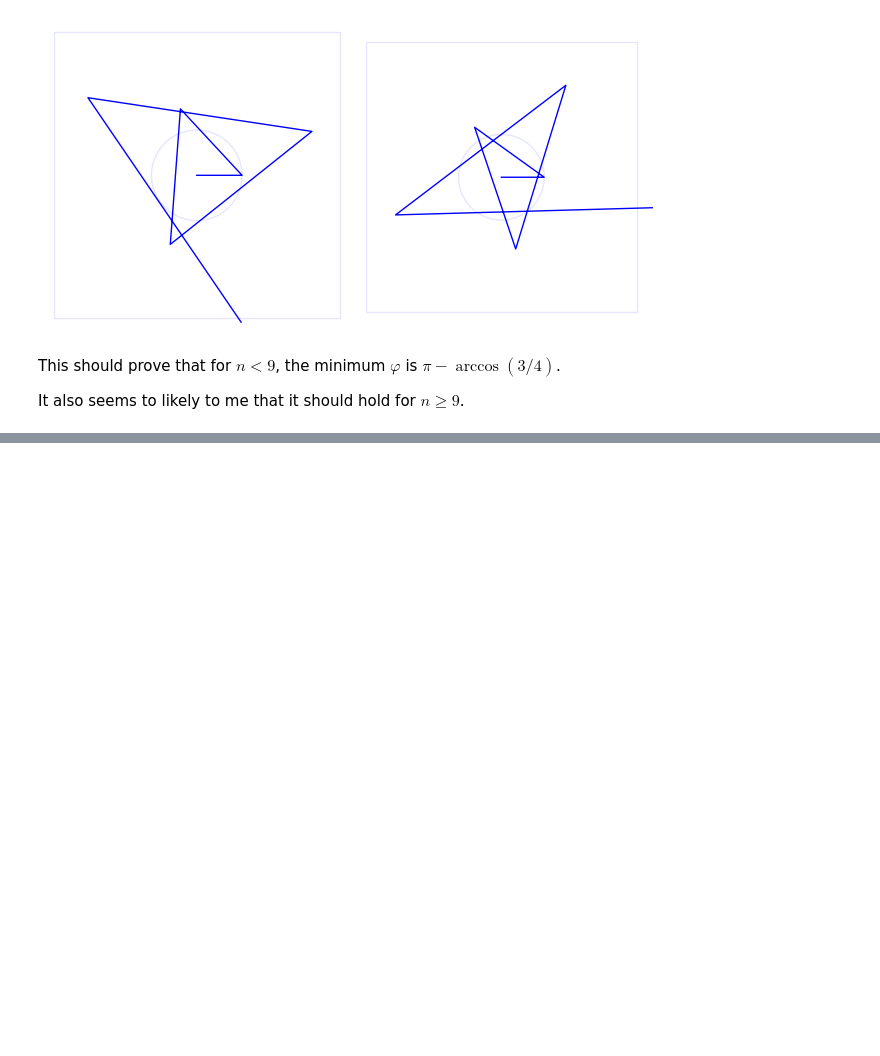
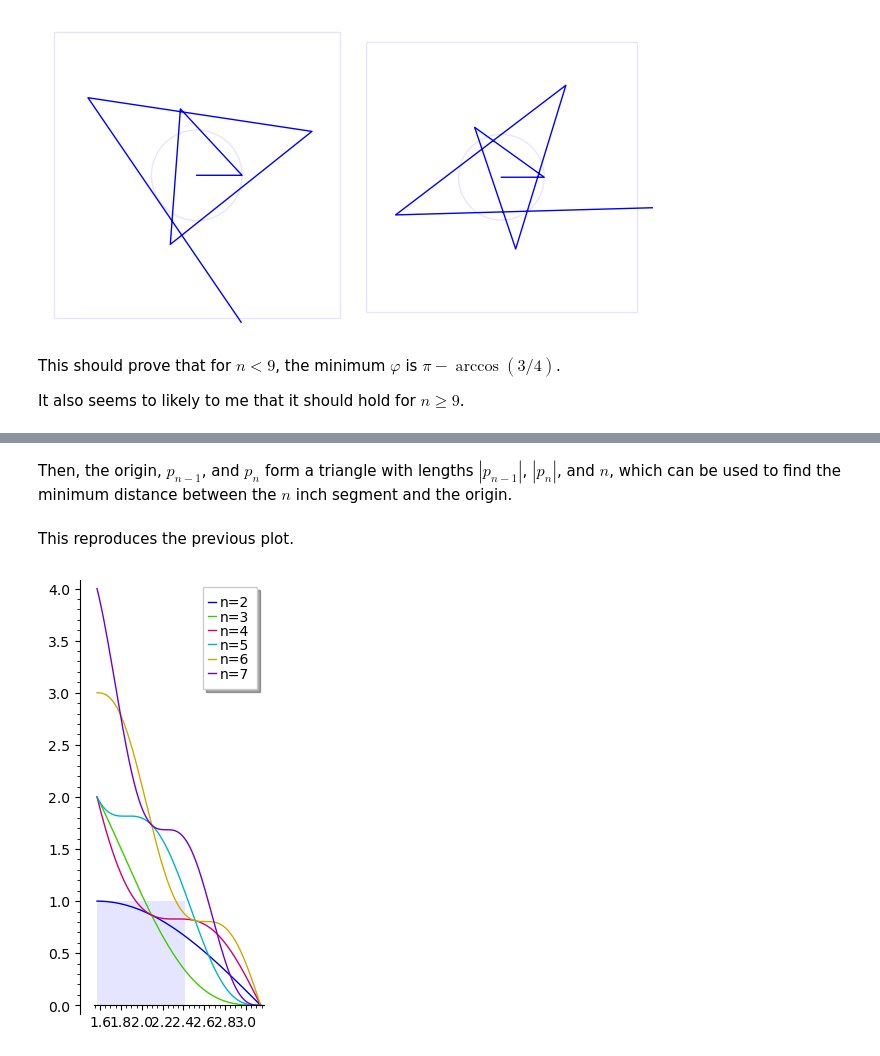
Before and after one commit to qpliu/sunday-puzzle, a Jupyter notebook: riddler/2025/20251003.ipynb, the cells around one changed output, grey strips where cells are left out. Saved outputs shown, nothing was run; the diff lists cells and outputs as text; code cells hidden in the pictures; blank space fills up the shorter version.

```diff
--- a/riddler/2025/20251003.ipynb
+++ b/riddler/2025/20251003.ipynb
@@ -149,0 +155,13 @@ It also seems to likely to me that it should hold for $n \ge 9$.
+# %%
+k,n,phi = var("k,n,phi")
+assume(k,"integer")
+assume(n,"integer")
+assume(phi,"real")
+assume(n > 0)
+assume(phi > pi/2)
+assume(phi < pi)
+p(phi,n) = sum(k*e^(i*(k-1)*phi), k, 1, n)
+# %% [markdown]
+Then, the origin, $p_{n-1}$, and $p_n$ form a triangle with lengths
+$|p_{n-1}|$, $|p_n|$, and $n$, which can be used to find the minimum
+distance between the $n$ inch segment and the origin.
@@ -149,0 +172,8 @@ It also seems to likely to me that it should hold for $n \ge 9$.
+# %% [markdown]
+This reproduces the previous plot.
+# %%
+(plot([b(phi,k) for k in [2..7]],pi/2,pi,legend_label=[f"n={k}" for k in [2..7]])
+ + polygon([(pi/2,0),(pi/2,1),(pi-arccos(3/4),1),(pi-arccos(3/4),0)],alpha=0.1)
+)
+# %% [output]
+[figure, added]
```
Also changed, not shown: parts of 9 cells of this notebook.
